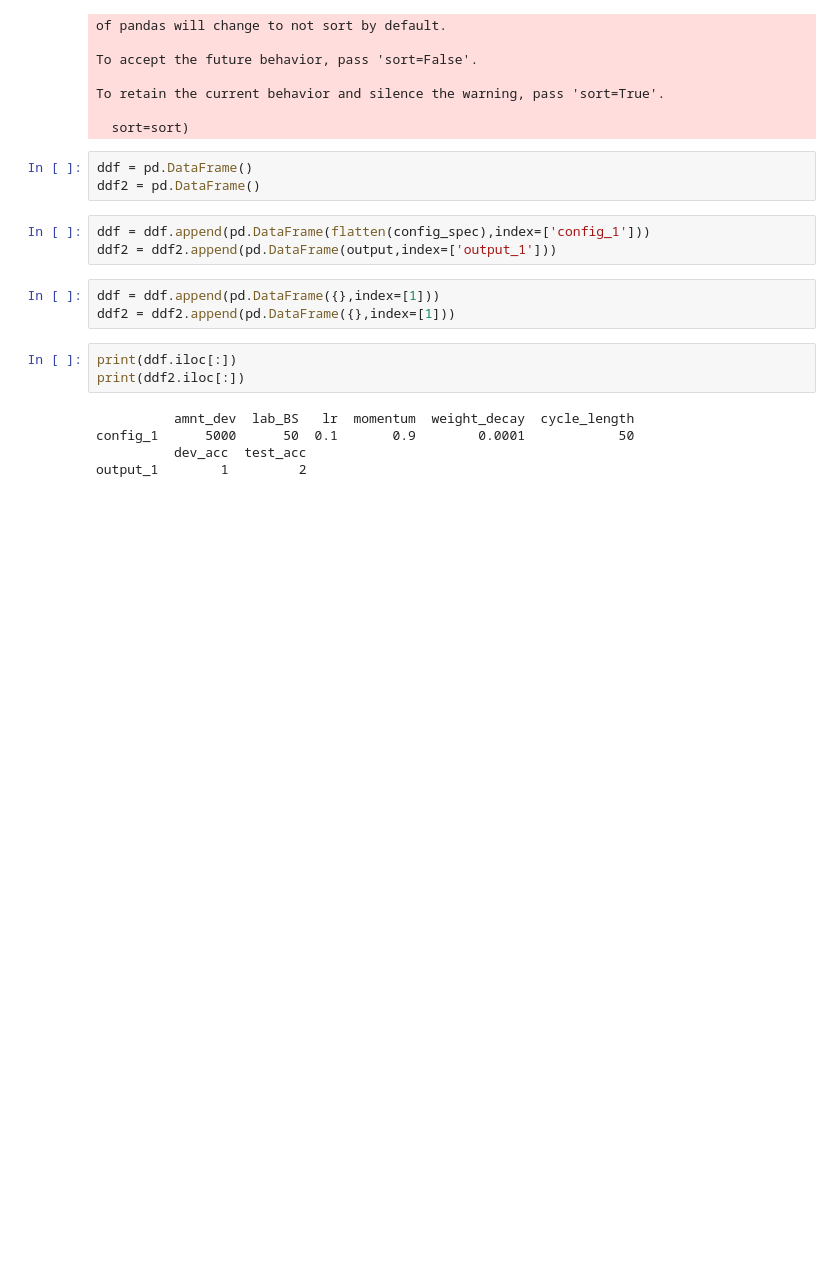
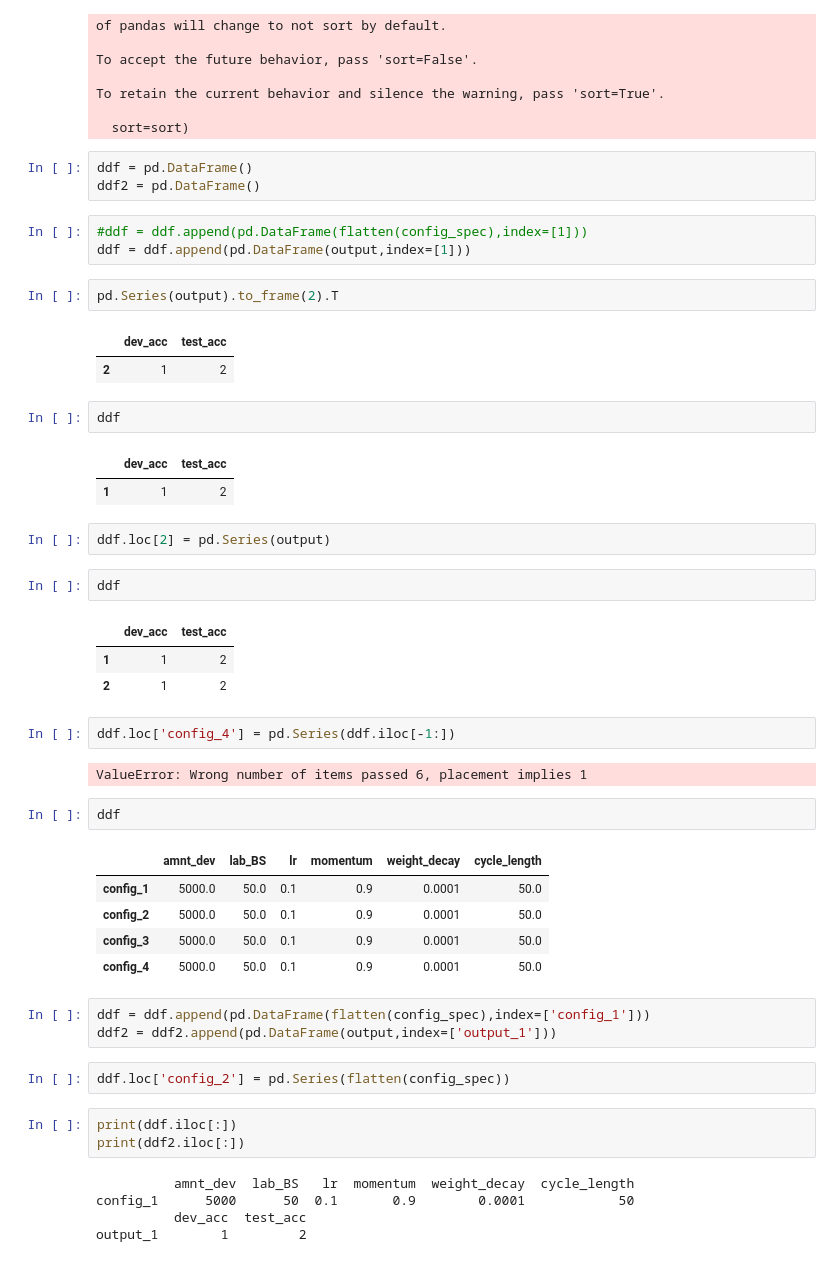
Before and after one commit to mfinzi/olive-oil-ml, a Jupyter notebook: experiments/testing.ipynb, the cells around one changed output. Saved outputs shown, nothing was run; the diff lists cells and outputs as text; blank space fills up the shorter version.

```diff
--- a/experiments/testing.ipynb
+++ b/experiments/testing.ipynb
@@ -94,12 +94,44 @@ To retain the current behavior and silence the warning, pass 'sort=True'.
 # %%
 ddf = pd.DataFrame()
 ddf2 = pd.DataFrame()
+# %%
+#ddf = ddf.append(pd.DataFrame(flatten(config_spec),index=[1]))
+ddf = ddf.append(pd.DataFrame(output,index=[1]))
+# %%
+pd.Series(output).to_frame(2).T
+# %% [output]
+|  | dev_acc | test_acc |
+| 2 | 1 | 2 |
+# %%
+ddf
+# %% [output]
+|  | dev_acc | test_acc |
+| 1 | 1 | 2 |
+# %%
+ddf.loc[2] = pd.Series(output)
+# %%
+ddf
+# %% [output]
+|  | dev_acc | test_acc |
+| 1 | 1 | 2 |
+| 2 | 1 | 2 |
+# %%
+ddf.loc['config_4'] = pd.Series(ddf.iloc[-1:])
+# %% [output]
+ValueError: Wrong number of items passed 6, placement implies 1
+# %%
+ddf
+# %% [output]
+|  | amnt_dev | lab_BS | lr | momentum | weight_decay | cycle_length |
+| config_1 | 5000.0 | 50.0 | 0.1 | 0.9 | 0.0001 | 50.0 |
+| config_2 | 5000.0 | 50.0 | 0.1 | 0.9 | 0.0001 | 50.0 |
+| config_3 | 5000.0 | 50.0 | 0.1 | 0.9 | 0.0001 | 50.0 |
+| config_4 | 5000.0 | 50.0 | 0.1 | 0.9 | 0.0001 | 50.0 |
 # %%
 ddf = ddf.append(pd.DataFrame(flatten(config_spec),index=['config_1']))
 ddf2 = ddf2.append(pd.DataFrame(output,index=['output_1']))
-# %%
-ddf = ddf.append(pd.DataFrame({},index=[1]))
-ddf2 = ddf2.append(pd.DataFrame({},index=[1]))
+# %%
+ddf.loc['config_2'] = pd.Series(flatten(config_spec))
 # %%
 print(ddf.iloc[:])
 print(ddf2.iloc[:])
```
Also changed, not shown: 20 other files.
